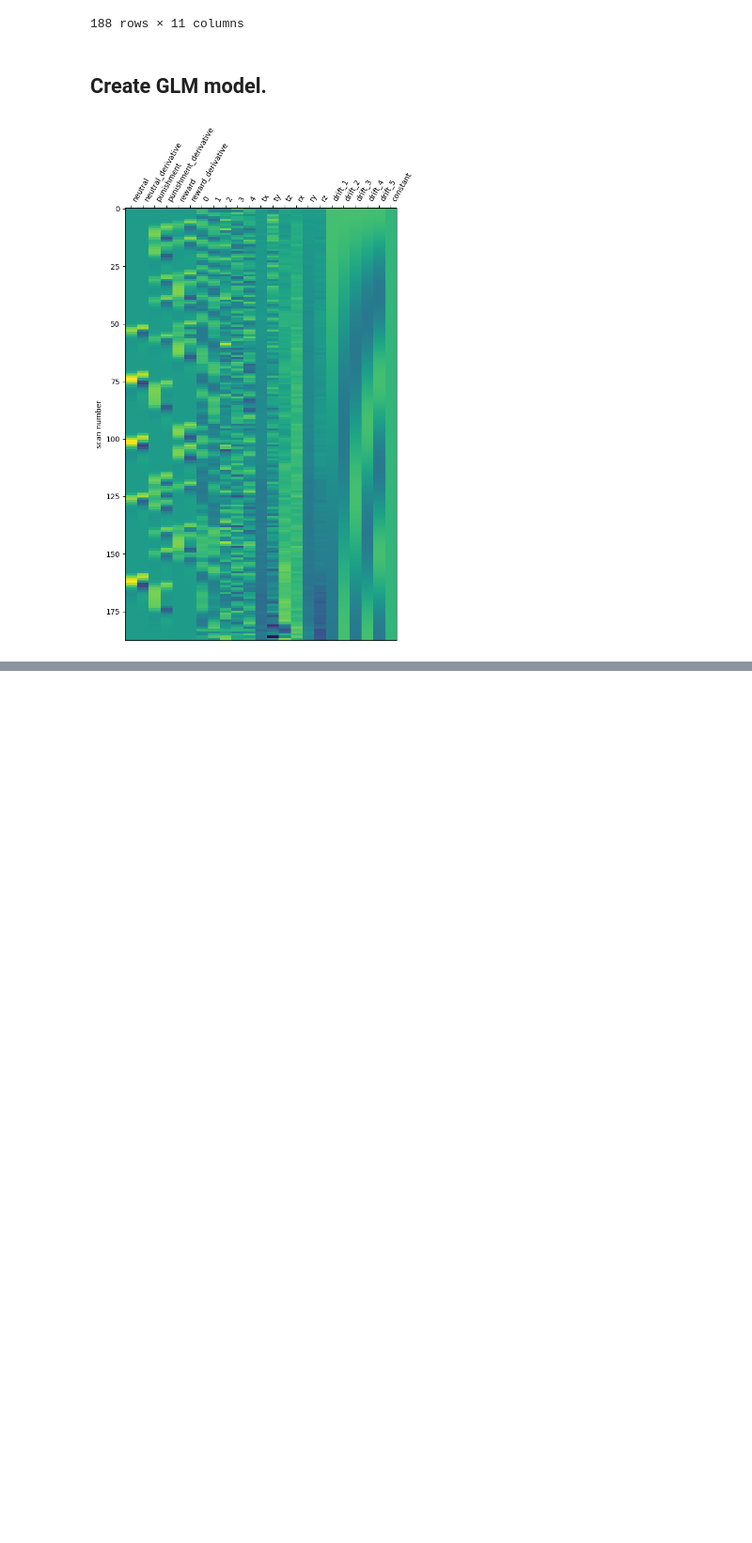
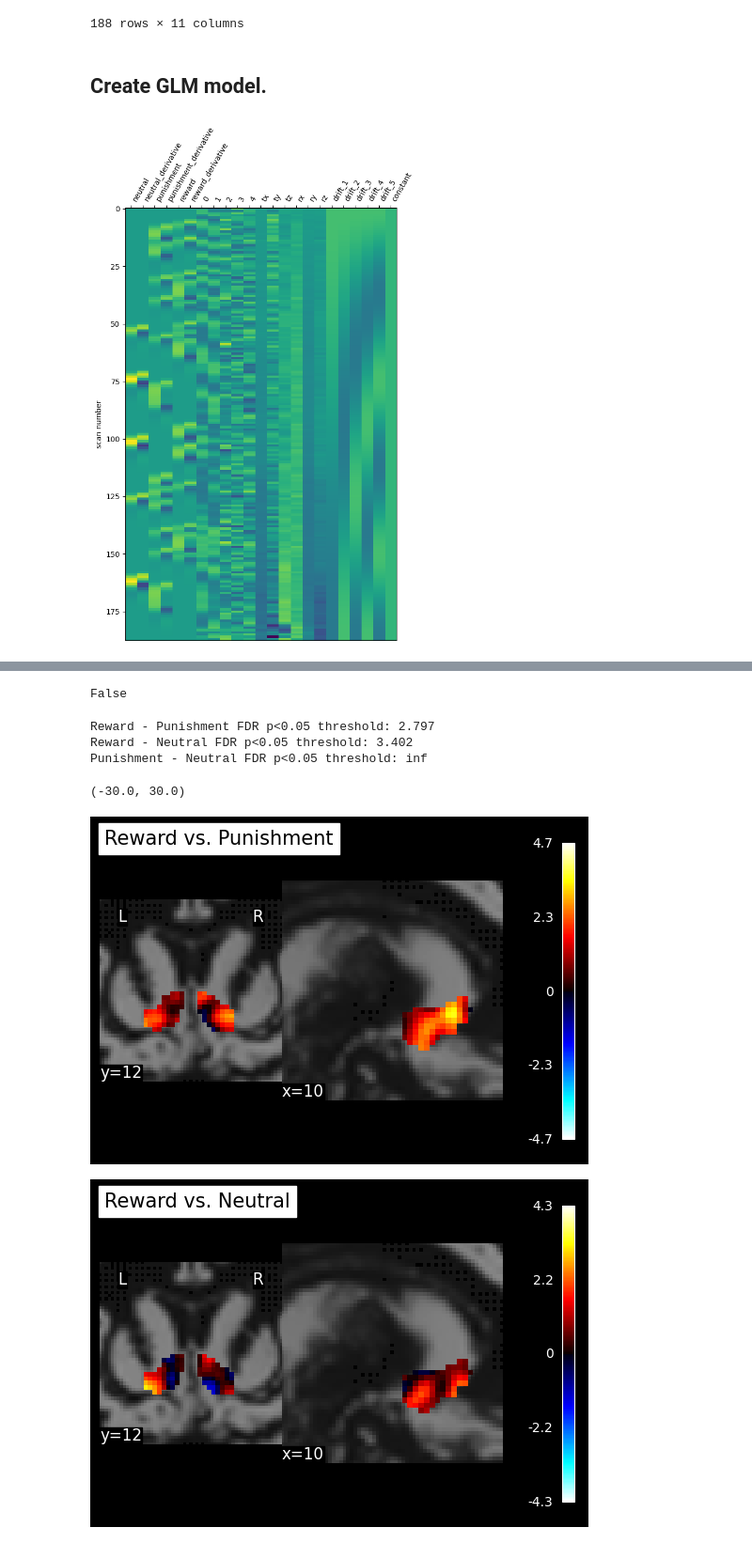
Before and after one commit to LuisA00/Analysis_Playground, a Jupyter notebook: NAcc_Affect/sub01_Gambling_test.ipynb, the cells around one changed output, grey strips where cells are left out. Shown at 94% size. Saved outputs shown, nothing was run; the diff lists cells and outputs as text; code cells hidden in the pictures; blank space fills up the shorter version.

```diff
--- a/NAcc_Affect/sub01_Gambling_test.ipynb
+++ b/NAcc_Affect/sub01_Gambling_test.ipynb
@@ -144 +215,3 @@ confounds_files[0]
+# %%
+NAcc_atlas_bin_resampled = image.resample_to_img(NAcc_atlas_bin, nii_files[0], interpolation="nearest")
 # %%
@@ -157,4 +239,6 @@ fmri_glm = FirstLevelModel(
 # %%
 # Fit GLM model. Note it requires as input the fmri file, the events dataframe, and the confounds dataframe.
-fmri_glm_gamble = fmri_glm.fit(nii_files[0], events_files[0], confounds_files[0])
+NAcc_glm_gamble = NAcc_glm.fit(nii_files[0], events_files[0], confounds_files[0])
+
+whole_glm_gamble = whole_glm.fit(nii_files[0], events_files[0], confounds_files[0])
 # %%
@@ -199,0 +261,73 @@ reward_minus_punishment_NAcc_shell_inv =  NAcc_atlas_masker_shell.inverse_transf
+# %%
+isinstance(NAcc_core_contour, nib.spatialimages.SpatialImage)
+# %% [output]
+False
+# %%
+# Create the orthogonal contrast to the create image. Note, the sum of all elements equals zero.
+reward_minus_punishment = "+1*reward-1*punishment"
+reward_minus_neutral = "+1*reward-1*neutral"
+punishment_minus_neutral = "+1*punishment-1*neutral"
+
+reward_minus_punishment_z_map = NAcc_glm_gamble.compute_contrast(contrast_def=reward_minus_punishment, stat_type="t", output_type="z_score")
+reward_minus_neutral_z_map = NAcc_glm_gamble.compute_contrast(contrast_def=reward_minus_neutral, stat_type="t", output_type="z_score")
+punishment_minus_neutral_z_map = NAcc_glm_gamble.compute_contrast(contrast_def=punishment_minus_neutral, stat_type="t", output_type="z_score")
+
+reward_minus_punishment_thresholded_map, reward_minus_punishment_threshold = threshold_stats_img(reward_minus_punishment_z_map, alpha=0.05, height_control="fdr", cluster_threshold=0)
+reward_minus_neutral_thresholded_map, reward_minus_neutral_threshold = threshold_stats_img(reward_minus_neutral_z_map, alpha=0.05, height_control="fdr", cluster_threshold=0)
+punishment_minus_neutral_thresholded_map, punishment_minus_neutral_threshold = threshold_stats_img(punishment_minus_neutral_z_map, alpha=0.05, height_control="fdr", cluster_threshold=0)
+
+print(f"Reward - Punishment FDR p<0.05 threshold: {reward_minus_punishment_threshold:.3f}")
+print(f"Reward - Neutral FDR p<0.05 threshold: {reward_minus_neutral_threshold:.3f}")
+print(f"Punishment - Neutral FDR p<0.05 threshold: {punishment_minus_neutral_threshold:.3f}")
+
+NAcc_rew_pun_fig = plot_stat_map(
+    reward_minus_punishment_z_map,
+    threshold=0,#2.797,
+    display_mode="yx",
+    cut_coords=(10, 12),
+    bg_img=anat_file,
+    draw_cross=False,
+    title="Reward vs. Punishment"
+)
+
+NAcc_rew_pun_fig.axes['y'].ax.set_xlim(-30, 30)
+NAcc_rew_pun_fig.axes['y'].ax.set_ylim(-30, 30)
+NAcc_rew_pun_fig.axes['x'].ax.set_xlim(-30, 30)
+NAcc_rew_pun_fig.axes['x'].ax.set_ylim(-30, 30)
+
+NAcc_rew_neu_fig = plot_stat_map(
+    reward_minus_neutral_z_map,
+    threshold=0,#2.797,
+    display_mode="yx",
+    cut_coords=(10, 12),
+    bg_img=anat_file,
+    draw_cross=False,
+    title="Reward vs. Neutral"
+)
+
+NAcc_rew_neu_fig.axes['y'].ax.set_xlim(-30, 30)
+NAcc_rew_neu_fig.axes['y'].ax.set_ylim(-30, 30)
+NAcc_rew_neu_fig.axes['x'].ax.set_xlim(-30, 30)
+NAcc_rew_neu_fig.axes['x'].ax.set_ylim(-30, 30)
+
+NAcc_pun_neu_fig = plot_stat_map(
+    punishment_minus_neutral_z_map,
+    threshold=0,#2.797,
+    display_mode="yx",
+    cut_coords=(10, 12),
+    bg_img=anat_file,
+    draw_cross=False,
+    title="Punishment vs. Neutral"
+)
+
+NAcc_pun_neu_fig.axes['y'].ax.set_xlim(-30, 30)
+NAcc_pun_neu_fig.axes['y'].ax.set_ylim(-30, 30)
+NAcc_pun_neu_fig.axes['x'].ax.set_xlim(-30, 30)
+NAcc_pun_neu_fig.axes['x'].ax.set_ylim(-30, 30)
+# %% [output]
+Reward - Punishment FDR p<0.05 threshold: 2.797
+Reward - Neutral FDR p<0.05 threshold: 3.402
+Punishment - Neutral FDR p<0.05 threshold: inf
+(-30.0, 30.0)
+[figure, added]
+[figure, added]
```
Also changed, not shown: parts of 30 cells of this notebook, 5 other files.
